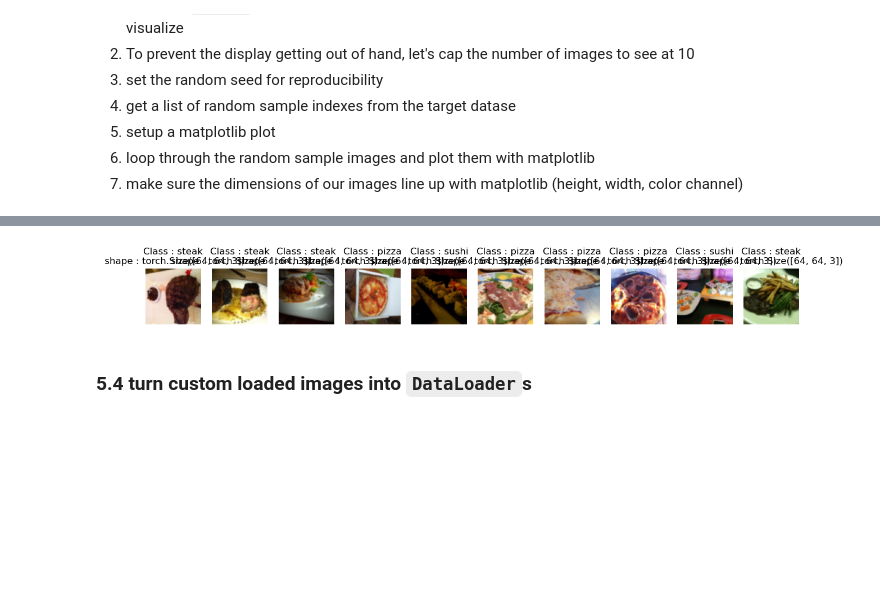
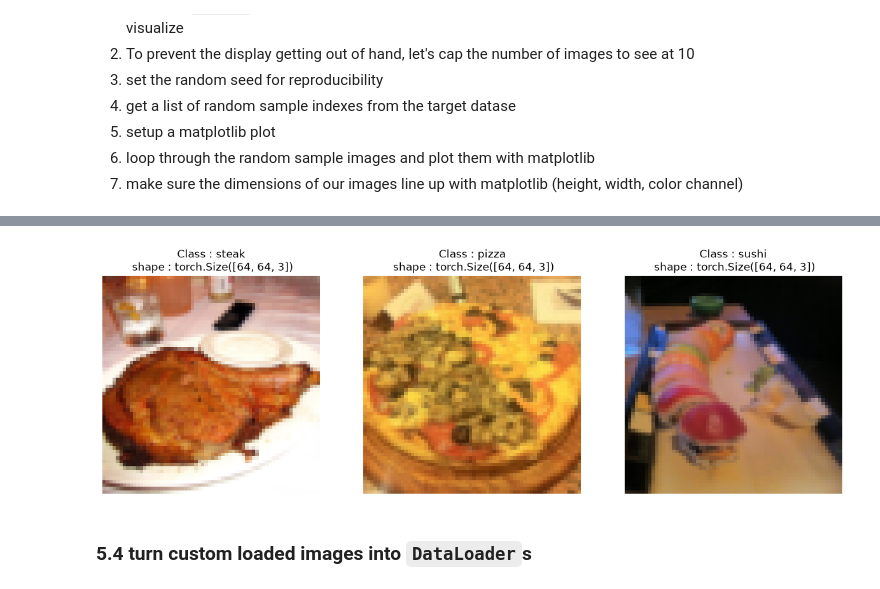
Before and after one commit to diyangraditya/PyTorchLearnings_UDEMY, a Jupyter notebook: Notebooks/UDEMY_04_PyTorch_custom_datasets.ipynb, the cells around one changed output, grey strips where cells are left out. Cells and saved outputs as stored; diff of their text form; code cells hidden in the pictures; blank space fills up the shorter version.

```diff
--- a/Notebooks/UDEMY_04_PyTorch_custom_datasets.ipynb
+++ b/Notebooks/UDEMY_04_PyTorch_custom_datasets.ipynb
@@ -637,11 +636,11 @@ display_random_images(train_data,
 # %%
 # Display random images from ImageFolderCustom Dataset
 display_random_images(train_data_custom,
-                      n=10,
+                      n=3,
                       classes=class_names_found,
                       seed=None)
 # %% [output]
-[figure, old version]
+[figure, new version]
 # %% [markdown]
 ### 5.4 turn custom loaded images into `DataLoader`s
 # %%
```
Also changed, not shown: parts of 28 cells of this notebook.
